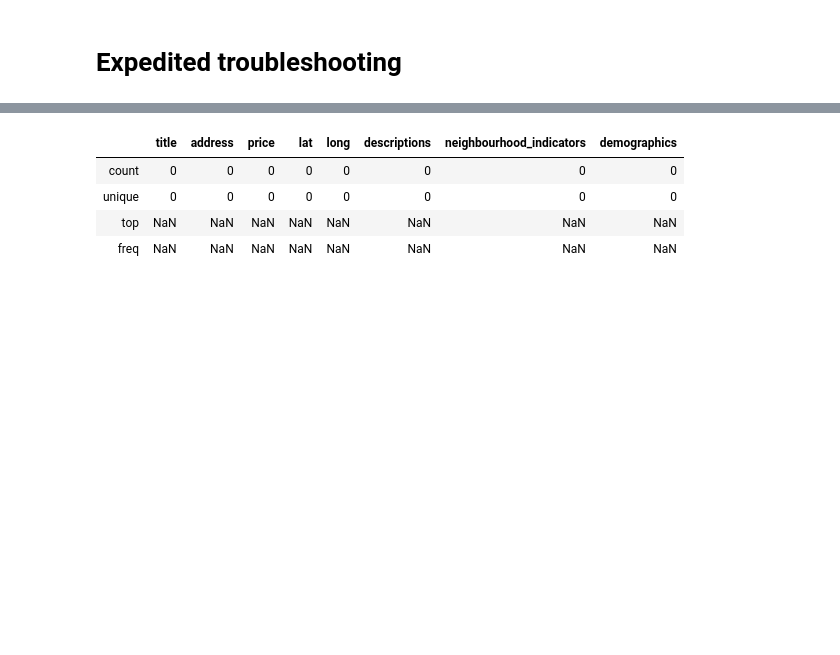
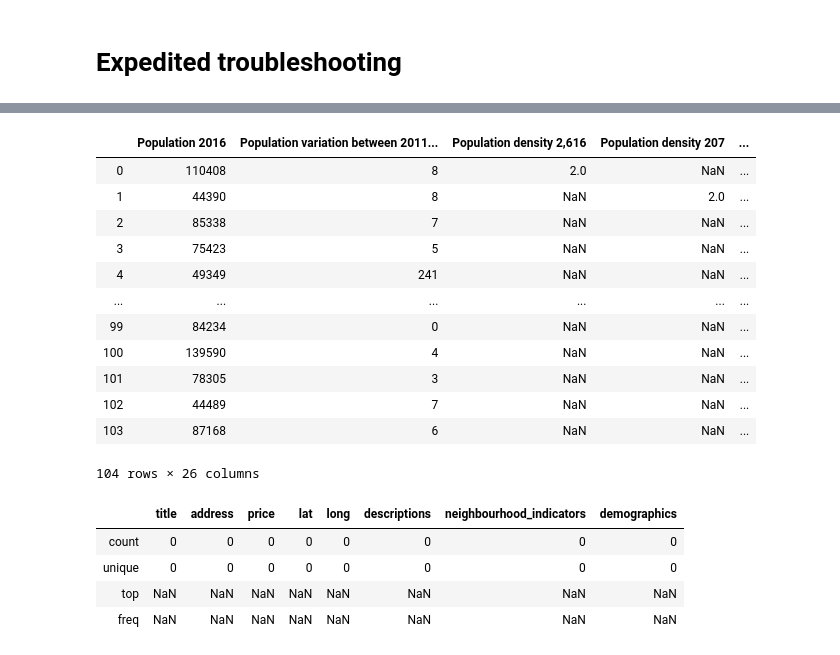
Before and after one commit to Jahnic/Data-Science, a Jupyter notebook: RealEstate/Real_estate_scrape.ipynb, the cells around one changed output, grey strips where cells are left out. Cells and saved outputs as stored; diff of their text form; code cells hidden in the pictures; blank space fills up the shorter version.

```diff
--- a/RealEstate/Real_estate_scrape.ipynb
+++ b/RealEstate/Real_estate_scrape.ipynb
@@ -565,6 +611,7 @@ def get_data_from_centris():
 ## Testing
 # %%
 # Test
+centris = Centris()
 start = time.time()
 centris.start_driver()
 centris.sort_listings()
@@ -674,3 +730,23 @@ memory usage: 2.5+ KB
+# %%
+cols = centris.data.loc[:,["Population" in columns for columns in centris.data.columns]].columns
+cols = [x for x in cols]
+cols.append("title")
+cols.append("address")
+centris.data.loc[:,cols]
+# %% [output]
+|  | Population 2016 | Population variation between 2011... | Population density 2,616 | Population density 207 | ... |
+| 0 | 110408 | 8 | 2.0 | NaN | ... |
+| 1 | 44390 | 8 | NaN | 2.0 | ... |
+| 2 | 85338 | 7 | NaN | NaN | ... |
+| 3 | 75423 | 5 | NaN | NaN | ... |
+| 4 | 49349 | 241 | NaN | NaN | ... |
+| ... | ... | ... | ... | ... | ... |
+| 99 | 84234 | 0 | NaN | NaN | ... |
+| 100 | 139590 | 4 | NaN | NaN | ... |
+| 101 | 78305 | 3 | NaN | NaN | ... |
+| 102 | 44489 | 7 | NaN | NaN | ... |
+| 103 | 87168 | 6 | NaN | NaN | ... |
+104 rows × 26 columns
 # %%
 centris.data.describe(include="all")
 # %% [output]
```
Also changed, not shown: parts of 13 cells of this notebook.
